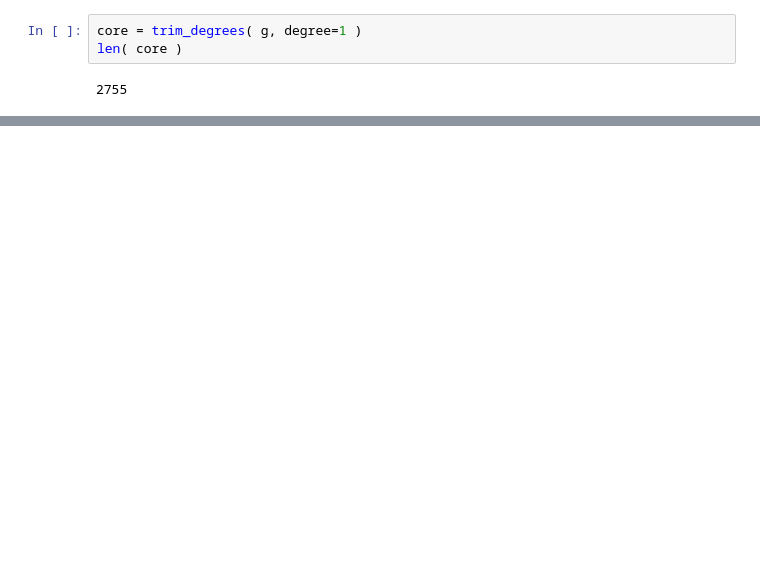
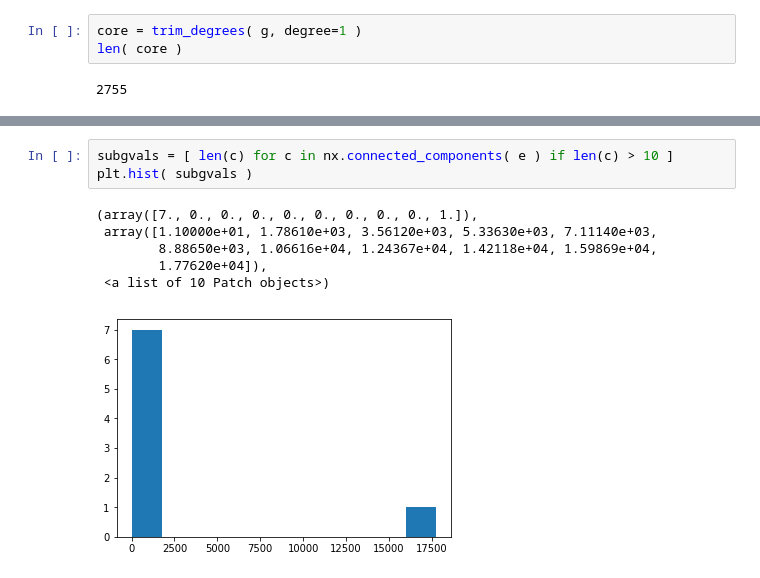
Before and after one commit to SmilodonCub/DATA620, a Jupyter notebook: Social_Network_Analysis_4Startups.ipynb, the cells around one changed output, grey strips where cells are left out. Cells and saved outputs as stored; diff of their text form; blank space fills up the shorter version.

```diff
--- a/Social_Network_Analysis_4Startups.ipynb
+++ b/Social_Network_Analysis_4Startups.ipynb
@@ -533,0 +533,10 @@ pr = nx.pagerank( G2 )
+# %%
+subgvals = [ len(c) for c in nx.connected_components( e ) if len(c) > 10 ]
+plt.hist( subgvals )
+# %% [output]
+(array([7., 0., 0., 0., 0., 0., 0., 0., 0., 1.]),
+ array([1.10000e+01, 1.78610e+03, 3.56120e+03, 5.33630e+03, 7.11140e+03,
+        8.88650e+03, 1.06616e+04, 1.24367e+04, 1.42118e+04, 1.59869e+04,
+        1.77620e+04]),
+ <a list of 10 Patch objects>)
+[figure, added]
```
Also changed, not shown: parts of 63 cells of this notebook.
